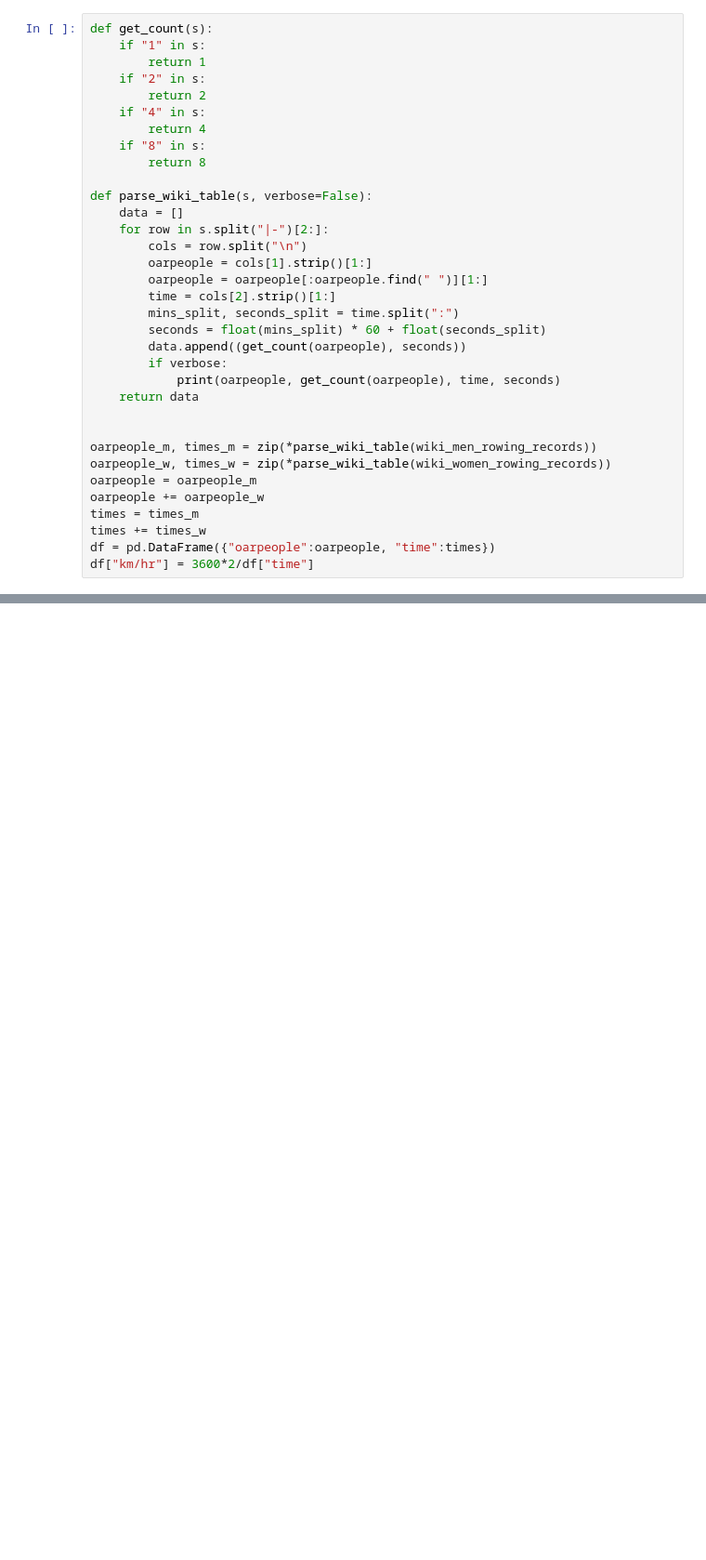
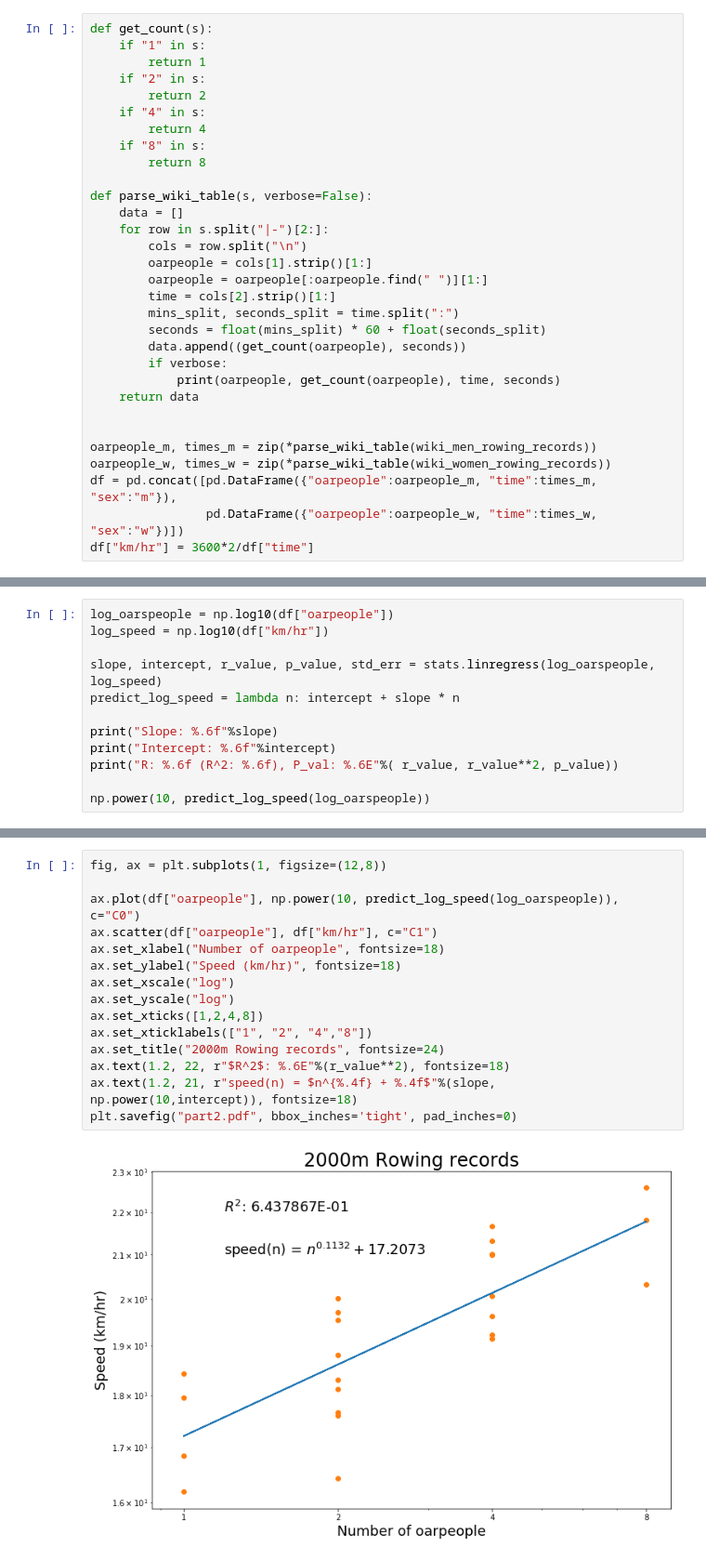
Before and after one commit to davidmatthews1uvm/CSYS300, a Jupyter notebook: Assignment_1/Part_2.ipynb, the cells around one changed output, grey strips where cells are left out. Shown at 93% size. Cells and saved outputs as stored; diff of their text form; blank space fills up the shorter version.

Commit message:
finish plot creation for 2, 7d. Working on 3

```diff
--- a/Assignment_1/Part_2.ipynb
+++ b/Assignment_1/Part_2.ipynb
@@ -280,9 +281,6 @@ def parse_wiki_table(s, verbose=False):
 
 oarpeople_m, times_m = zip(*parse_wiki_table(wiki_men_rowing_records))
 oarpeople_w, times_w = zip(*parse_wiki_table(wiki_women_rowing_records))
-oarpeople = oarpeople_m
-oarpeople += oarpeople_w
-times = times_m
-times += times_w
-df = pd.DataFrame({"oarpeople":oarpeople, "time":times})
+df = pd.concat([pd.DataFrame({"oarpeople":oarpeople_m, "time":times_m, "sex":"m"}),
+                pd.DataFrame({"oarpeople":oarpeople_w, "time":times_w, "sex":"w"})])
 df["km/hr"] = 3600*2/df["time"]
@@ -318,0 +287,12 @@ Text(0.5, 1.0, '2000m Rowing records')
+# %%
+log_oarspeople = np.log10(df["oarpeople"])
+log_speed = np.log10(df["km/hr"])
+
+slope, intercept, r_value, p_value, std_err = stats.linregress(log_oarspeople, log_speed)
+predict_log_speed = lambda n: intercept + slope * n
+
+print("Slope: %.6f"%slope)
+print("Intercept: %.6f"%intercept)
+print("R: %.6f (R^2: %.6f), P_val: %.6E"%( r_value, r_value**2, p_value))
+
+np.power(10, predict_log_speed(log_oarspeople))
@@ -318,0 +320,17 @@ Text(0.5, 1.0, '2000m Rowing records')
+# %%
+fig, ax = plt.subplots(1, figsize=(12,8))
+
+ax.plot(df["oarpeople"], np.power(10, predict_log_speed(log_oarspeople)), c="C0")
+ax.scatter(df["oarpeople"], df["km/hr"], c="C1")
+ax.set_xlabel("Number of oarpeople", fontsize=18)
+ax.set_ylabel("Speed (km/hr)", fontsize=18)
+ax.set_xscale("log")
+ax.set_yscale("log")
+ax.set_xticks([1,2,4,8])
+ax.set_xticklabels(["1", "2", "4","8"])
+ax.set_title("2000m Rowing records", fontsize=24)
+ax.text(1.2, 22, r"$R^2$: %.6E"%(r_value**2), fontsize=18)
+ax.text(1.2, 21, r"speed(n) = $n^{%.4f} + %.4f$"%(slope, np.power(10,intercept)), fontsize=18)
+plt.savefig("part2.pdf", bbox_inches='tight', pad_inches=0)
+# %% [output]
+[figure, added]
```
Also changed, not shown: parts of 4 cells of this notebook, 3 other files.
